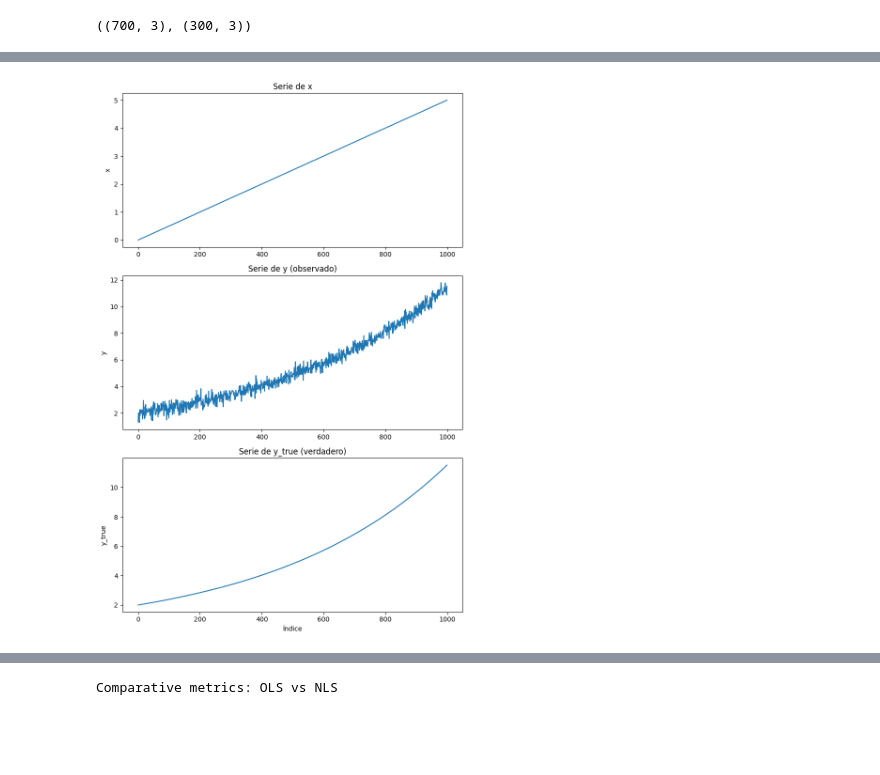
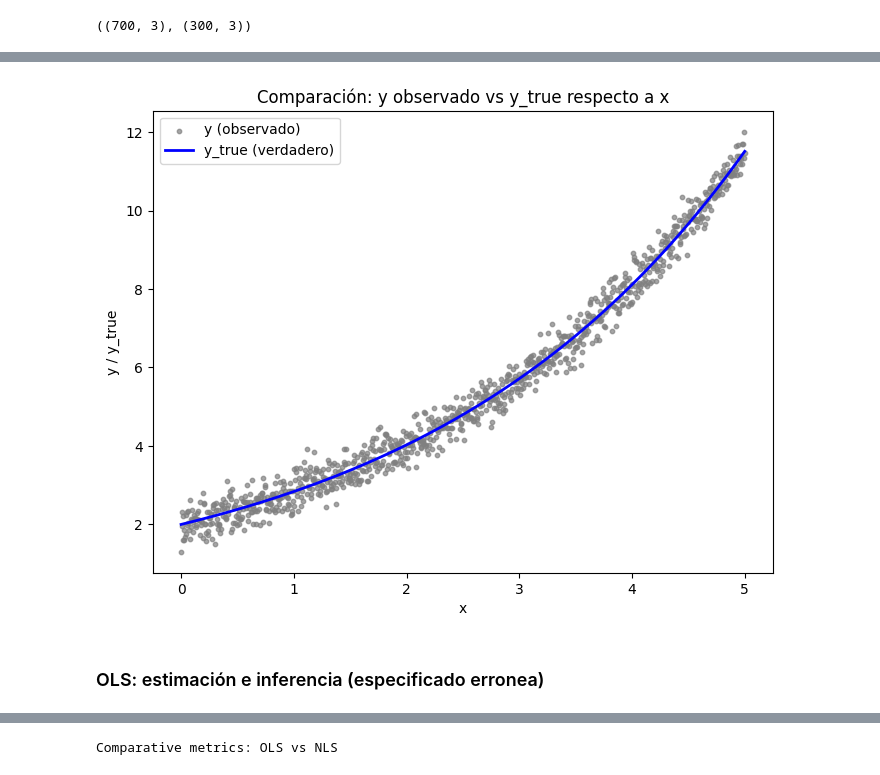
Before and after one commit to pcesar-ramosh/Winter-School-Nonlinear-Econometrics, a Jupyter notebook: Non-Linear Course/ols_vs_nls.ipynb, the cells around one changed output, grey strips where cells are left out. Saved outputs shown, nothing was run; the diff lists cells and outputs as text; code cells hidden in the pictures; blank space fills up the shorter version.

```diff
--- a/Non-Linear Course/ols_vs_nls.ipynb
+++ b/Non-Linear Course/ols_vs_nls.ipynb
@@ -53,21 +88,14 @@ train.head()
 # %%
-# Graficar x, y, y_true en gráficos separados
-fig, axs = plt.subplots(3, 1, figsize=(8, 12))
-
-axs[0].plot(data["x"])
-axs[0].set_title("Serie de x")
-axs[0].set_ylabel("x")
-
-axs[1].plot(data["y"])
-axs[1].set_title("Serie de y (observado)")
-axs[1].set_ylabel("y")
-
-axs[2].plot(data["y_true"])
-axs[2].set_title("Serie de y_true (verdadero)")
-axs[2].set_ylabel("y_true")
-axs[2].set_xlabel("Índice")
-
-plt.tight_layout()
+# Plot: y y y_true vs x
+plt.figure(figsize=(8,6))
+plt.scatter(data["x"], data["y"], label="y (observado)", color="gray", s=10, alpha=0.7)
+plt.plot(data["x"], data["y_true"], label="y_true (verdadero)", color="blue", linewidth=2)
+plt.xlabel("x")
+plt.ylabel("y / y_true")
+plt.title("Comparación: y observado vs y_true respecto a x")
+plt.legend()
 plt.show()
 # %% [output]
-[figure, old version]
+[figure, new version]
+# %% [markdown]
+### OLS: estimación e inferencia (especificado erronea)
```
Also changed, not shown: parts of 12 cells of this notebook, 9 other files.
